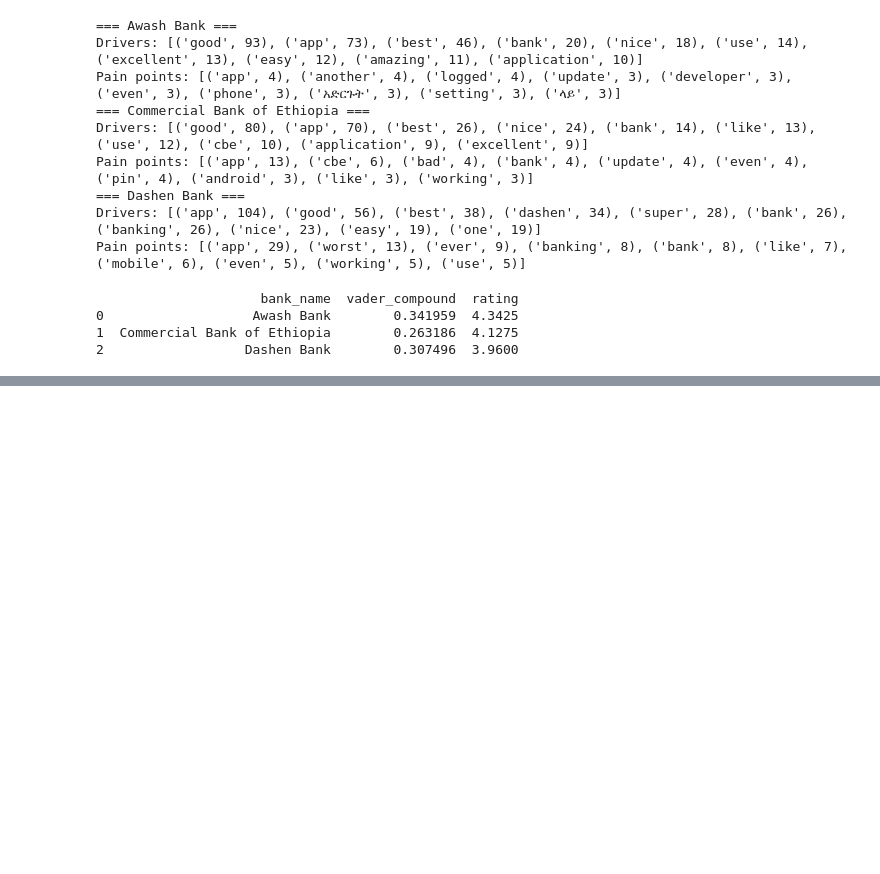
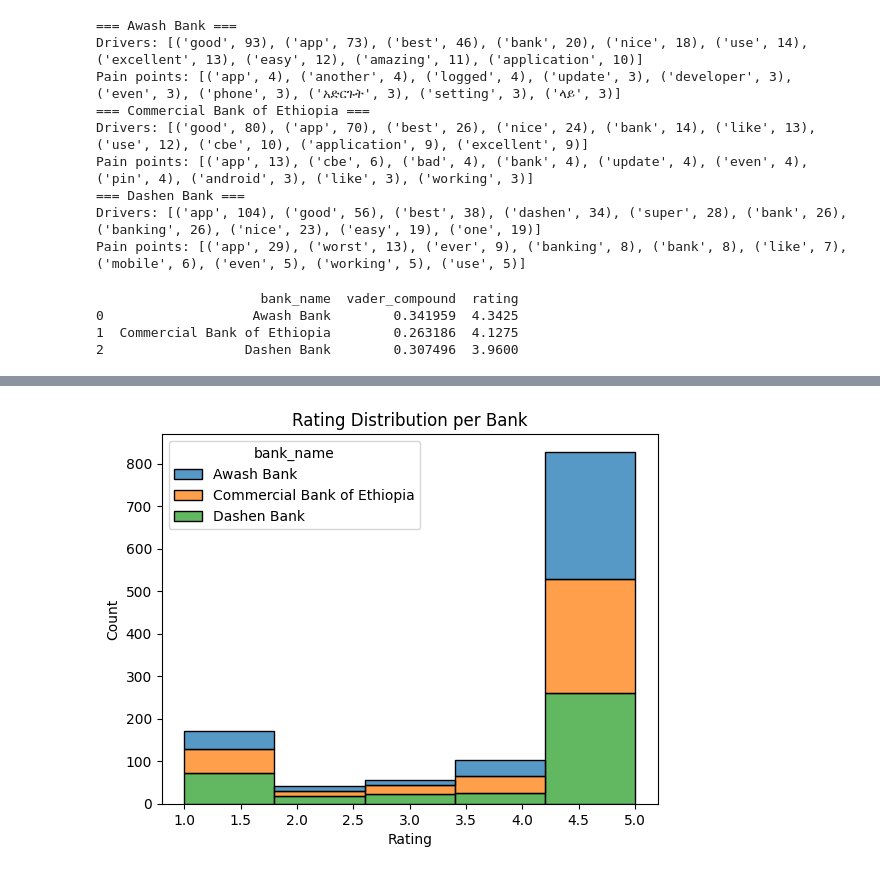
Before and after one commit to Feven777/Customer_experiance_analysis_for_fintech_apps, a Jupyter notebook: Scripts/insights.ipynb, the cells around one changed output, grey strips where cells are left out. Cells and saved outputs as stored; diff of their text form; code cells hidden in the pictures; blank space fills up the shorter version.

Commit message:
rating disttribution

```diff
--- a/Scripts/insights.ipynb
+++ b/Scripts/insights.ipynb
@@ -60,0 +72,7 @@ print(bank_summary)
+# %%
+sns.histplot(data=df, x='rating', hue='bank_name', multiple='stack', bins=5)
+plt.title('Rating Distribution per Bank')
+plt.xlabel('Rating')
+plt.show()
+# %% [output]
+[figure, added]
```
Also changed, not shown: parts of 1 cell of this notebook.
